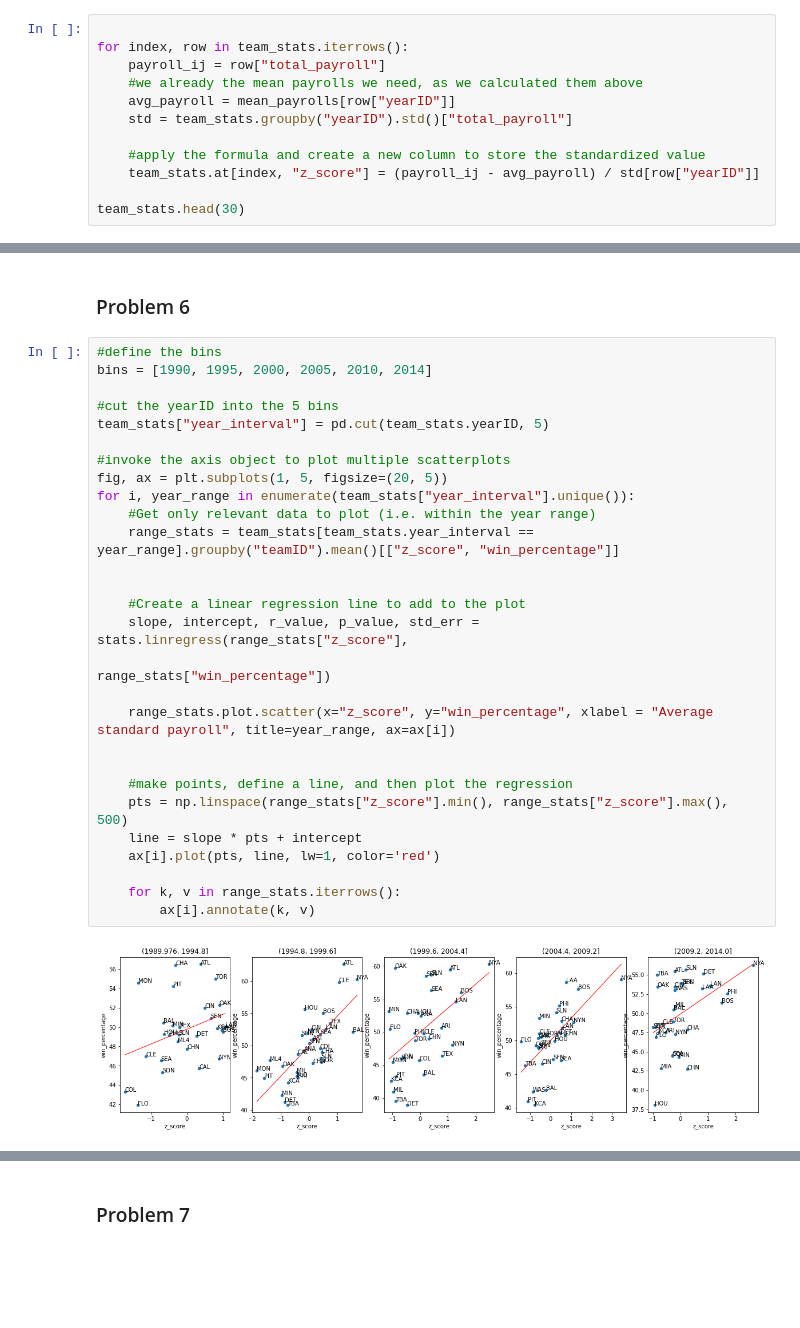
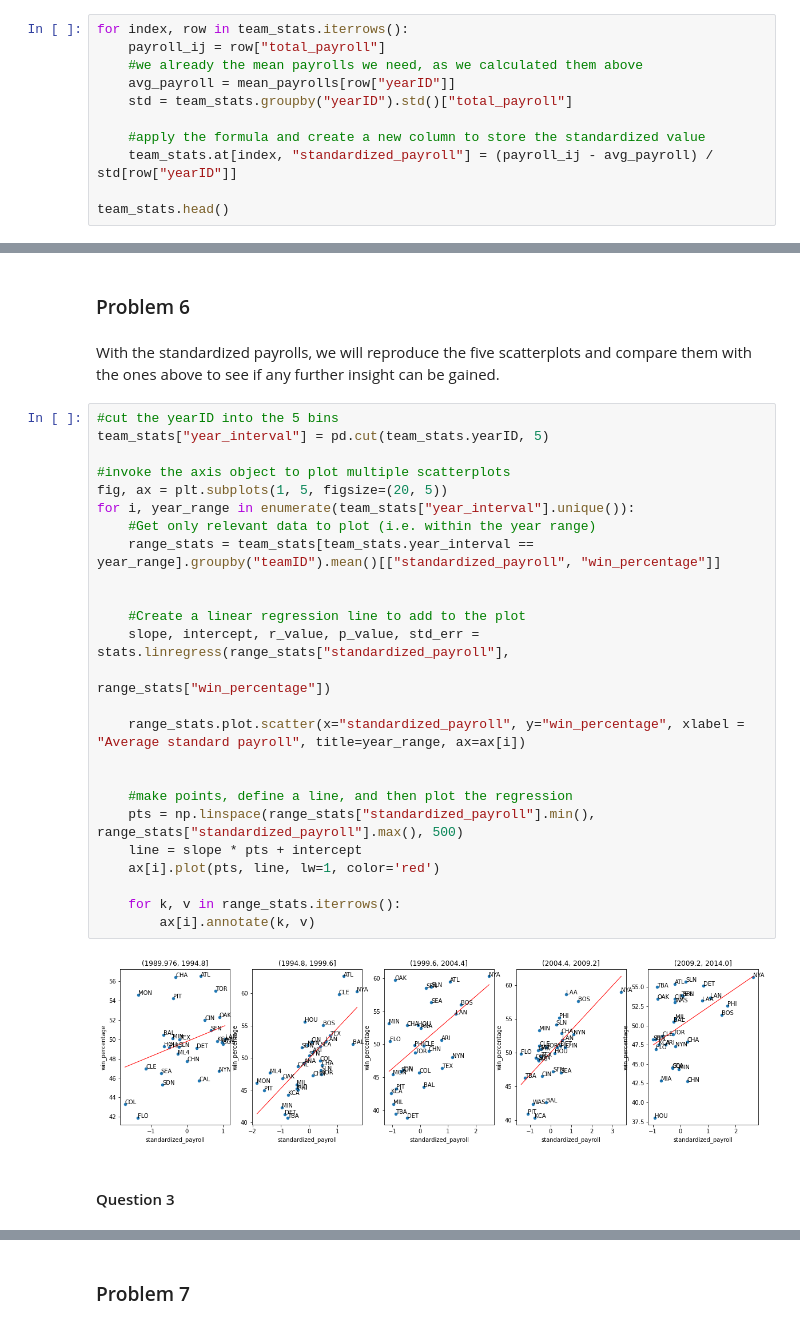
Before and after one commit to joshkellner/DSProject2, a Jupyter notebook: Project 2.ipynb, the cells around one changed output, grey strips where cells are left out. Cells and saved outputs as stored; diff of their text form; blank space fills up the shorter version.

```diff
--- a/Project 2.ipynb
+++ b/Project 2.ipynb
@@ -146,7 +138,6 @@ Overall, it is a bit difficult to make any strong statements about the relations
 # %% [markdown]
 $$ standardizedPayroll_{ij} = \frac{payroll_{ij} - avgPayroll_{j}}{s_j} $$
 # %%
-
 for index, row in team_stats.iterrows():
     payroll_ij = row["total_payroll"]
     #we already the mean payrolls we need, as we calculated them above
@@ -154,7 +145,7 @@ for index, row in team_stats.iterrows():
     std = team_stats.groupby("yearID").std()["total_payroll"]
 
     #apply the formula and create a new column to store the standardized value
-    team_stats.at[index, "z_score"] = (payroll_ij - avg_payroll) / std[row["yearID"]]
+    team_stats.at[index, "standardized_payroll"] = (payroll_ij - avg_payroll) / std[row["yearID"]]
 
-team_stats.head(30)
+team_stats.head()
 # %% [output]
@@ -178,33 +158,34 @@ team_stats.head(30)
 # %% [markdown]
 ### Problem 6
+# %% [markdown]
+With the standardized payrolls, we will reproduce the five scatterplots and compare them with the ones above to see if any further insight can be gained.
 # %%
-#define the bins
-bins = [1990, 1995, 2000, 2005, 2010, 2014]
-
 #cut the yearID into the 5 bins
 team_stats["year_interval"] = pd.cut(team_stats.yearID, 5)
 
 #invoke the axis object to plot multiple scatterplots
 fig, ax = plt.subplots(1, 5, figsize=(20, 5))
 for i, year_range in enumerate(team_stats["year_interval"].unique()):
     #Get only relevant data to plot (i.e. within the year range)
-    range_stats = team_stats[team_stats.year_interval == year_range].groupby("teamID").mean()[["z_score", "win_percentage"]]
+    range_stats = team_stats[team_stats.year_interval == year_range].groupby("teamID").mean()[["standardized_payroll", "win_percentage"]]
 
 
     #Create a linear regression line to add to the plot
-    slope, intercept, r_value, p_value, std_err = stats.linregress(range_stats["z_score"],
+    slope, intercept, r_value, p_value, std_err = stats.linregress(range_stats["standardized_payroll"],
                                                                    range_stats["win_percentage"])
 
-    range_stats.plot.scatter(x="z_score", y="win_percentage", xlabel = "Average standard payroll", title=year_range, ax=ax[i])
+    range_stats.plot.scatter(x="standardized_payroll", y="win_percentage", xlabel = "Average standard payroll", title=year_range, ax=ax[i])
 
 
     #make points, define a line, and then plot the regression
-    pts = np.linspace(range_stats["z_score"].min(), range_stats["z_score"].max(), 500)
+    pts = np.linspace(range_stats["standardized_payroll"].min(), range_stats["standardized_payroll"].max(), 500)
     line = slope * pts + intercept
     ax[i].plot(pts, line, lw=1, color='red')
 
     for k, v in range_stats.iterrows():
         ax[i].annotate(k, v)
 # %% [output]
-[figure, old version]
+[figure, new version]
+# %% [markdown]
+#### Question 3
 # %% [markdown]
```
Also changed, not shown: parts of 21 cells of this notebook.
